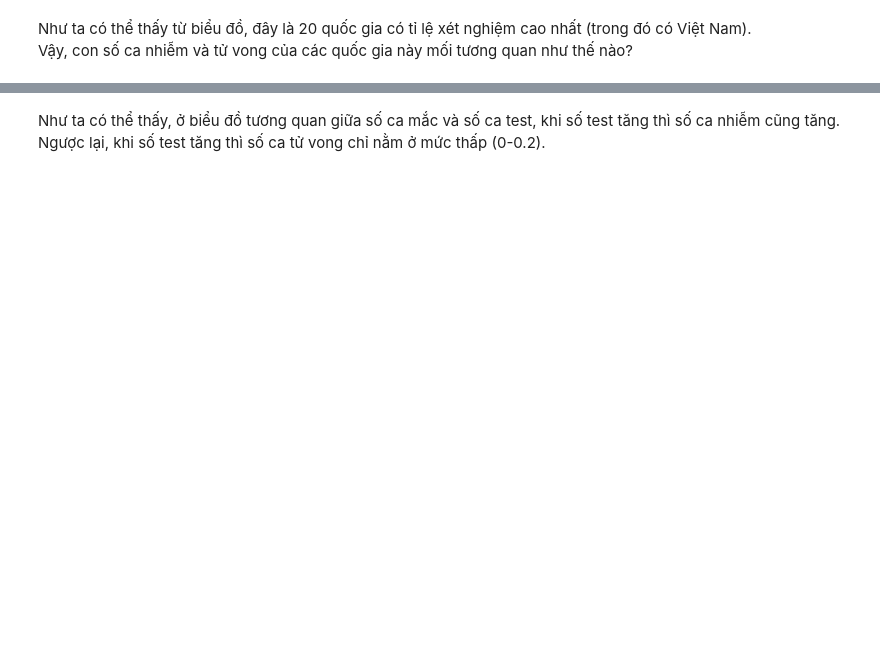
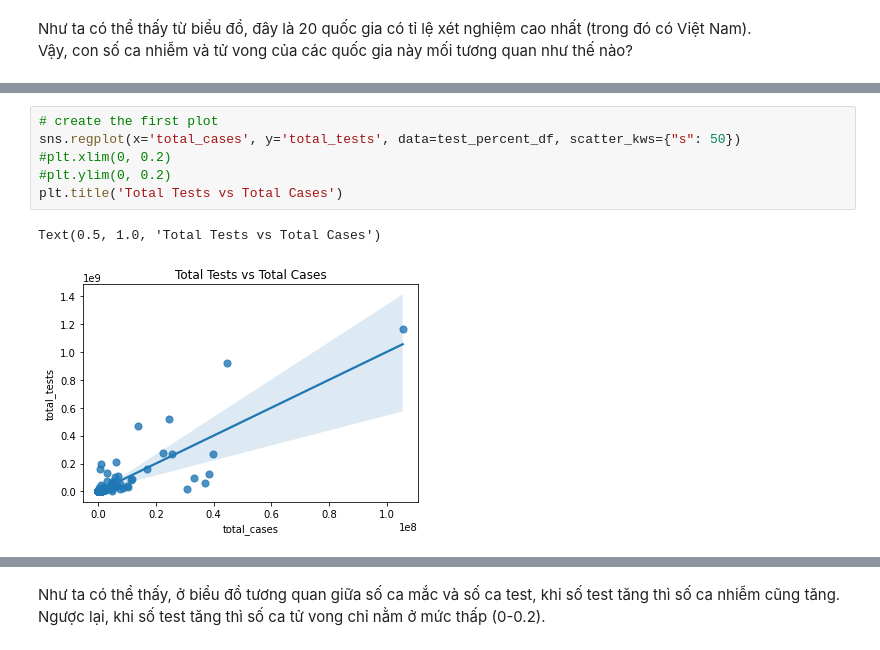
Before and after one commit to vntan/Covid-19-Analysis, a Jupyter notebook: visualization.ipynb, the cells around one changed output, grey strips where cells are left out. Drawn from its saved outputs; the diff is of its cells as text; blank space fills up the shorter version.

```diff
--- a/visualization.ipynb
+++ b/visualization.ipynb
@@ -226,0 +145,9 @@ test_percent_df.plot(kind='scatter', x='total_deaths', y='total_tests', figsize=
+# %%
+# create the first plot
+sns.regplot(x='total_cases', y='total_tests', data=test_percent_df, scatter_kws={"s": 50})
+#plt.xlim(0, 0.2)
+#plt.ylim(0, 0.2)
+plt.title('Total Tests vs Total Cases')
+# %% [output]
+Text(0.5, 1.0, 'Total Tests vs Total Cases')
+[figure, added]
```
Also changed, not shown: parts of 24 cells of this notebook, 4 other files.
